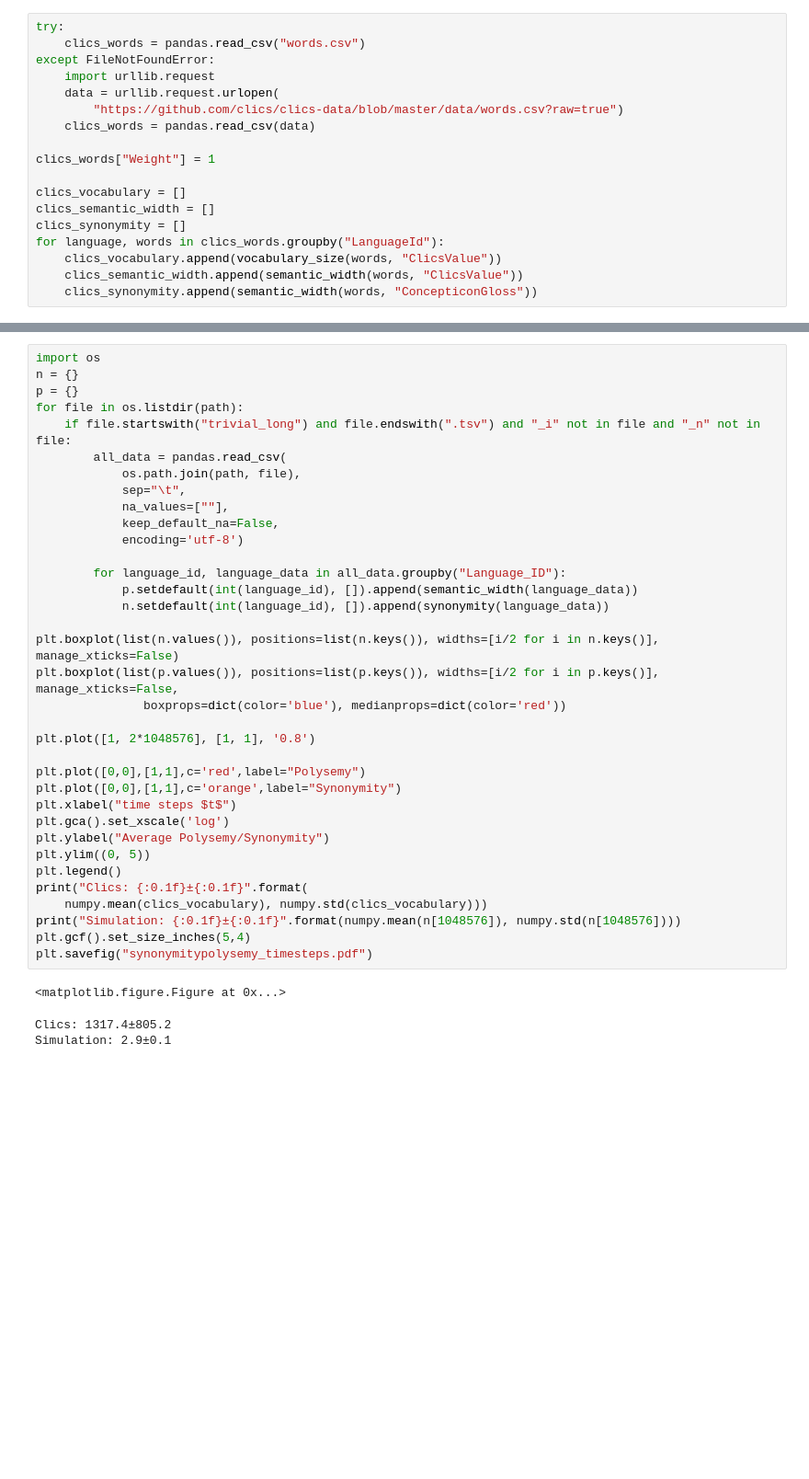
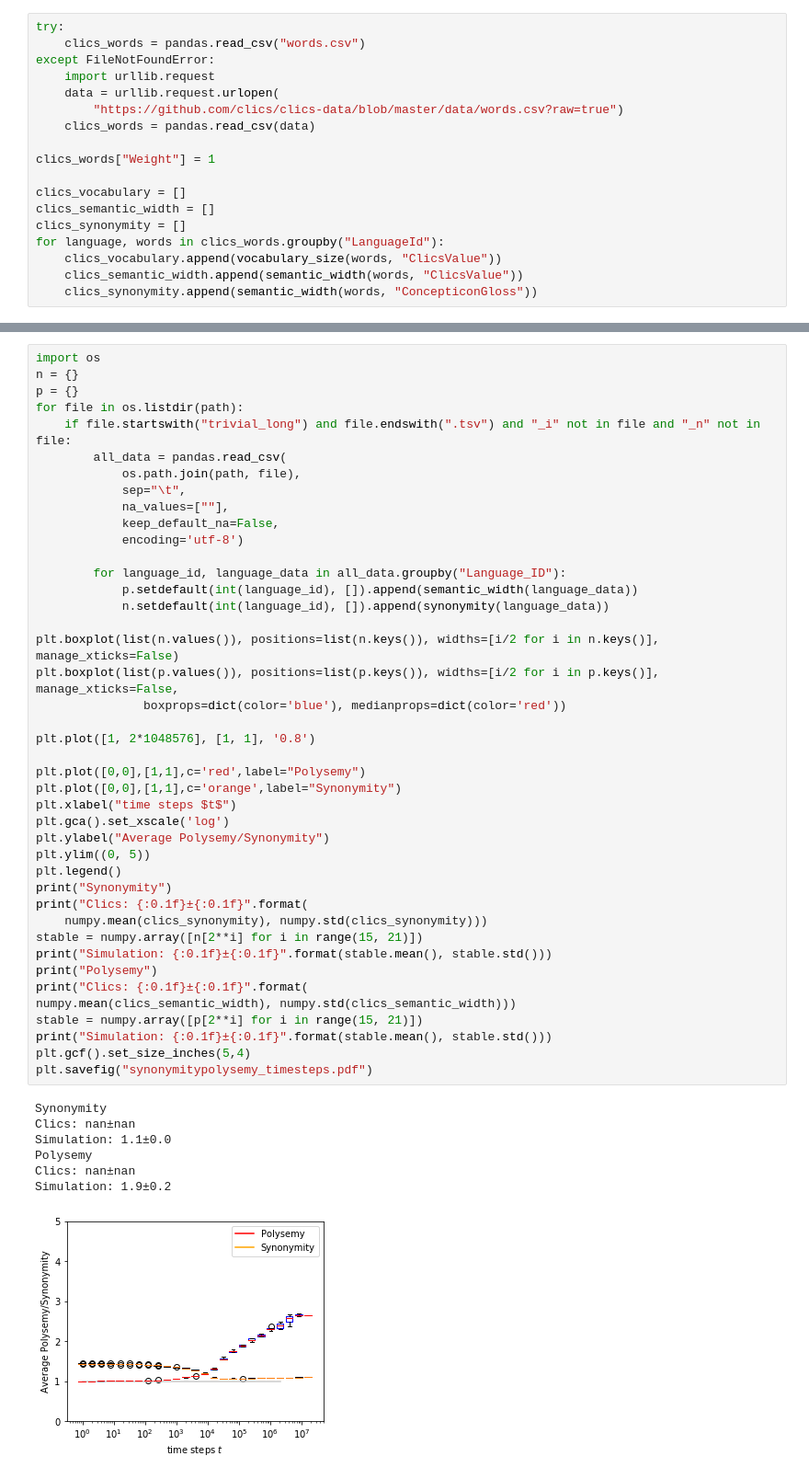
Before and after one commit to Anaphory/simuling, a Jupyter notebook: evaluation/PlotBasicStats-longterm.ipynb, the cells around one changed output, grey strips where cells are left out. Shown at 92% size. Cells and saved outputs as stored; diff of their text form; blank space fills up the shorter version.

```diff
--- a/evaluation/PlotBasicStats-longterm.ipynb
+++ b/evaluation/PlotBasicStats-longterm.ipynb
@@ -88,35 +93,46 @@ p = {}
 for file in os.listdir(path):
     if file.startswith("trivial_long") and file.endswith(".tsv") and "_i" not in file and "_n" not in file:
         all_data = pandas.read_csv(
             os.path.join(path, file),
             sep="\t",
             na_values=[""],
             keep_default_na=False,
             encoding='utf-8')
 
         for language_id, language_data in all_data.groupby("Language_ID"):
             p.setdefault(int(language_id), []).append(semantic_width(language_data))
             n.setdefault(int(language_id), []).append(synonymity(language_data))
 
 plt.boxplot(list(n.values()), positions=list(n.keys()), widths=[i/2 for i in n.keys()], manage_xticks=False)
 plt.boxplot(list(p.values()), positions=list(p.keys()), widths=[i/2 for i in p.keys()], manage_xticks=False,
                boxprops=dict(color='blue'), medianprops=dict(color='red'))
 
 plt.plot([1, 2*1048576], [1, 1], '0.8')
 
 plt.plot([0,0],[1,1],c='red',label="Polysemy")
 plt.plot([0,0],[1,1],c='orange',label="Synonymity")
 plt.xlabel("time steps $t$")
 plt.gca().set_xscale('log')
 plt.ylabel("Average Polysemy/Synonymity")
 plt.ylim((0, 5))
 plt.legend()
+print("Synonymity")
 print("Clics: {:0.1f}±{:0.1f}".format(
-    numpy.mean(clics_vocabulary), numpy.std(clics_vocabulary)))
-print("Simulation: {:0.1f}±{:0.1f}".format(numpy.mean(n[1048576]), numpy.std(n[1048576])))
+    numpy.mean(clics_synonymity), numpy.std(clics_synonymity)))
+stable = numpy.array([n[2**i] for i in range(15, 21)])
+print("Simulation: {:0.1f}±{:0.1f}".format(stable.mean(), stable.std()))
+print("Polysemy")
+print("Clics: {:0.1f}±{:0.1f}".format(
+numpy.mean(clics_semantic_width), numpy.std(clics_semantic_width)))
+stable = numpy.array([p[2**i] for i in range(15, 21)])
+print("Simulation: {:0.1f}±{:0.1f}".format(stable.mean(), stable.std()))
 plt.gcf().set_size_inches(5,4)
 plt.savefig("synonymitypolysemy_timesteps.pdf")
 # %% [output]
-<matplotlib.figure.Figure at 0x...>
+Synonymity
+Clics: nan±nan
+Simulation: 1.1±0.0
+Polysemy
+Clics: nan±nan
+Simulation: 1.9±0.2
-Clics: 1317.4±805.2
-Simulation: 2.9±0.1
+[figure, added]
```
Also changed, not shown: parts of 7 cells of this notebook, 3 other files.
